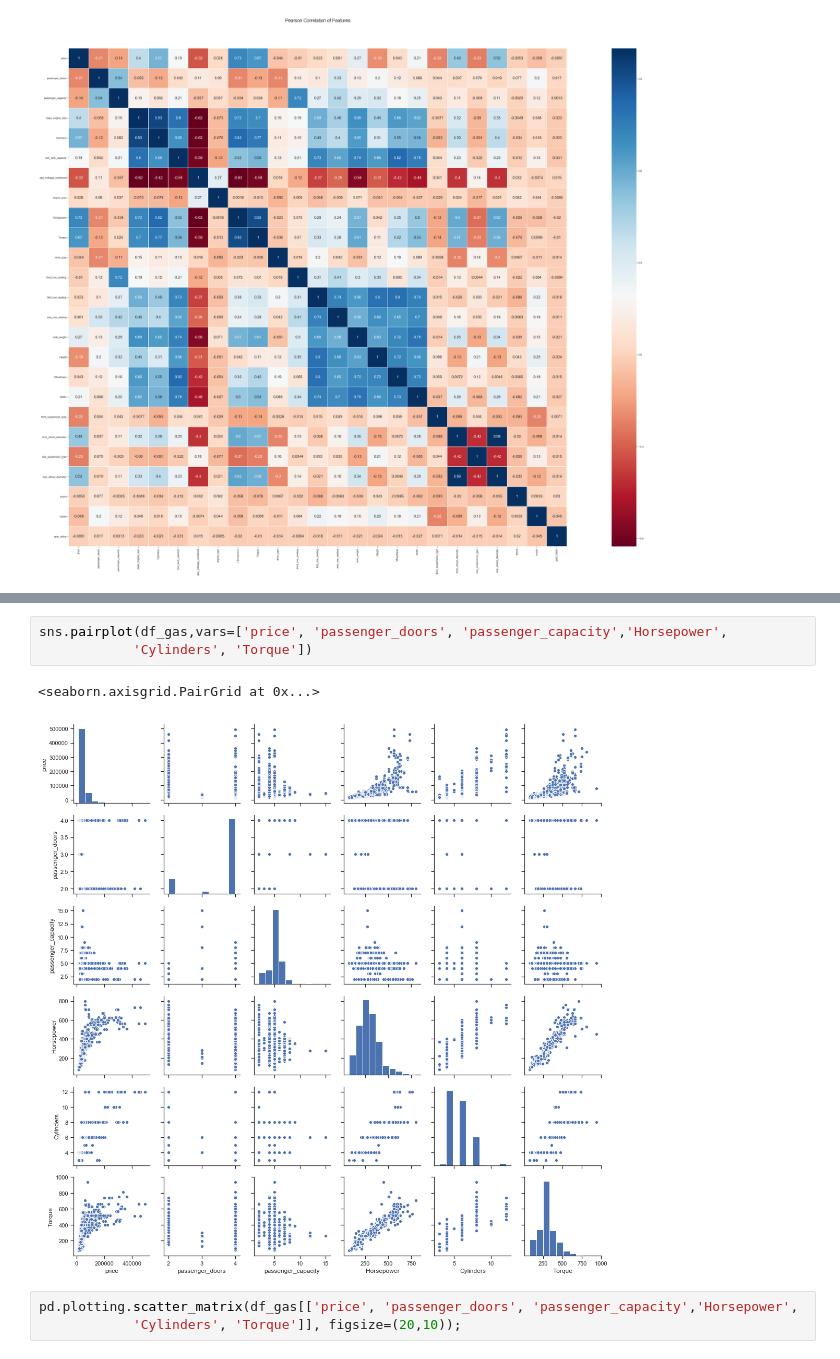
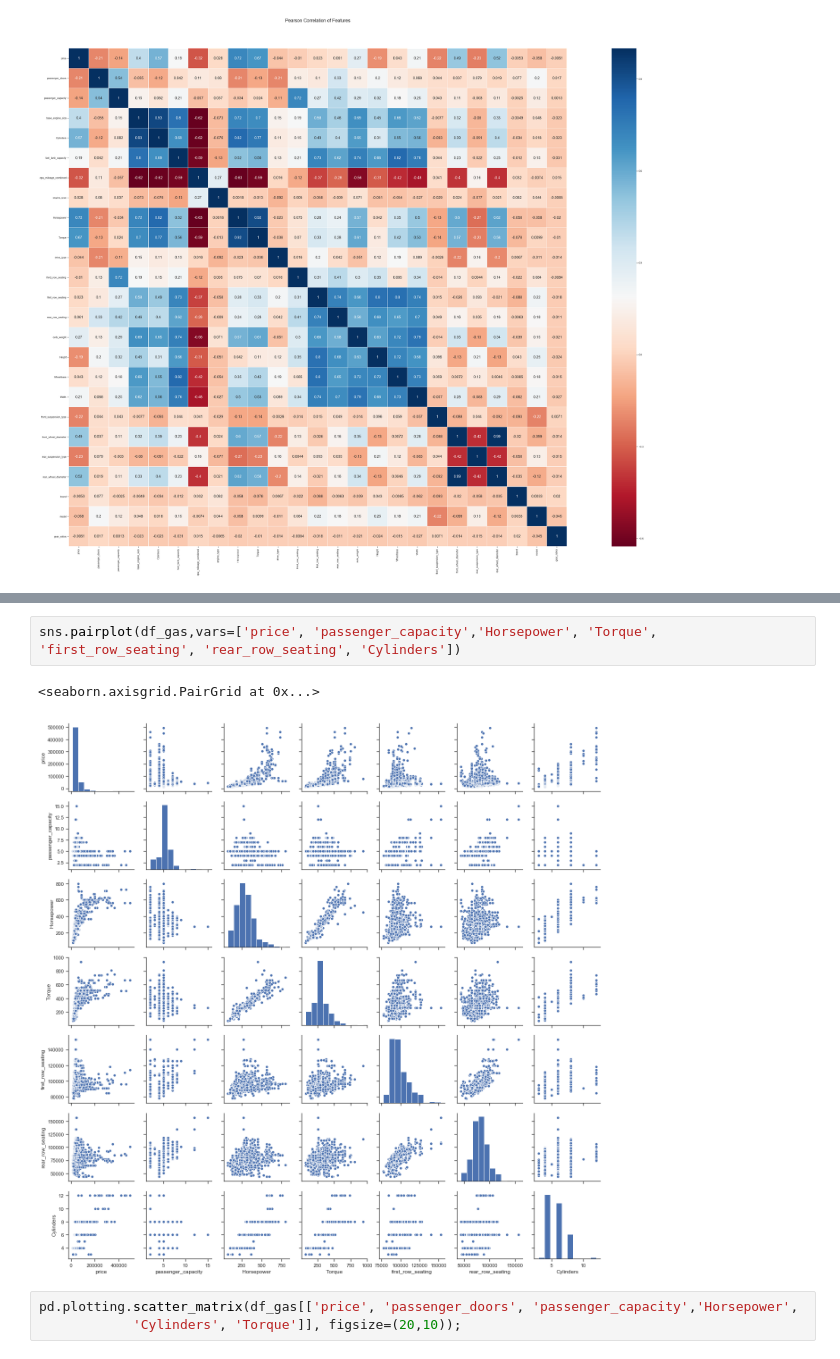
Before and after one commit to oqusous/car_recommendation_, a Jupyter notebook: 02_EDA.ipynb, the cells around one changed output, grey strips where cells are left out. Saved outputs shown, nothing was run; the diff lists cells and outputs as text.

```diff
--- a/02_EDA.ipynb
+++ b/02_EDA.ipynb
@@ -300,9 +316,8 @@ sns.heatmap(df_gas.fillna(method='bfill').corr(),linewidths=0.1,vmax=1.0,
 # %%
-sns.pairplot(df_gas,vars=['price', 'passenger_doors', 'passenger_capacity','Horsepower',
-            'Cylinders', 'Torque'])
+sns.pairplot(df_gas,vars=['price', 'passenger_capacity','Horsepower', 'Torque', 'first_row_seating', 'rear_row_seating', 'Cylinders'])
 # %% [output]
 <seaborn.axisgrid.PairGrid at 0x...>
-[figure, old version]
+[figure, new version]
 # %%
 pd.plotting.scatter_matrix(df_gas[['price', 'passenger_doors', 'passenger_capacity','Horsepower',
             'Cylinders', 'Torque']], figsize=(20,10));
```
Also changed, not shown: parts of 7 cells of this notebook, 36 other files.
